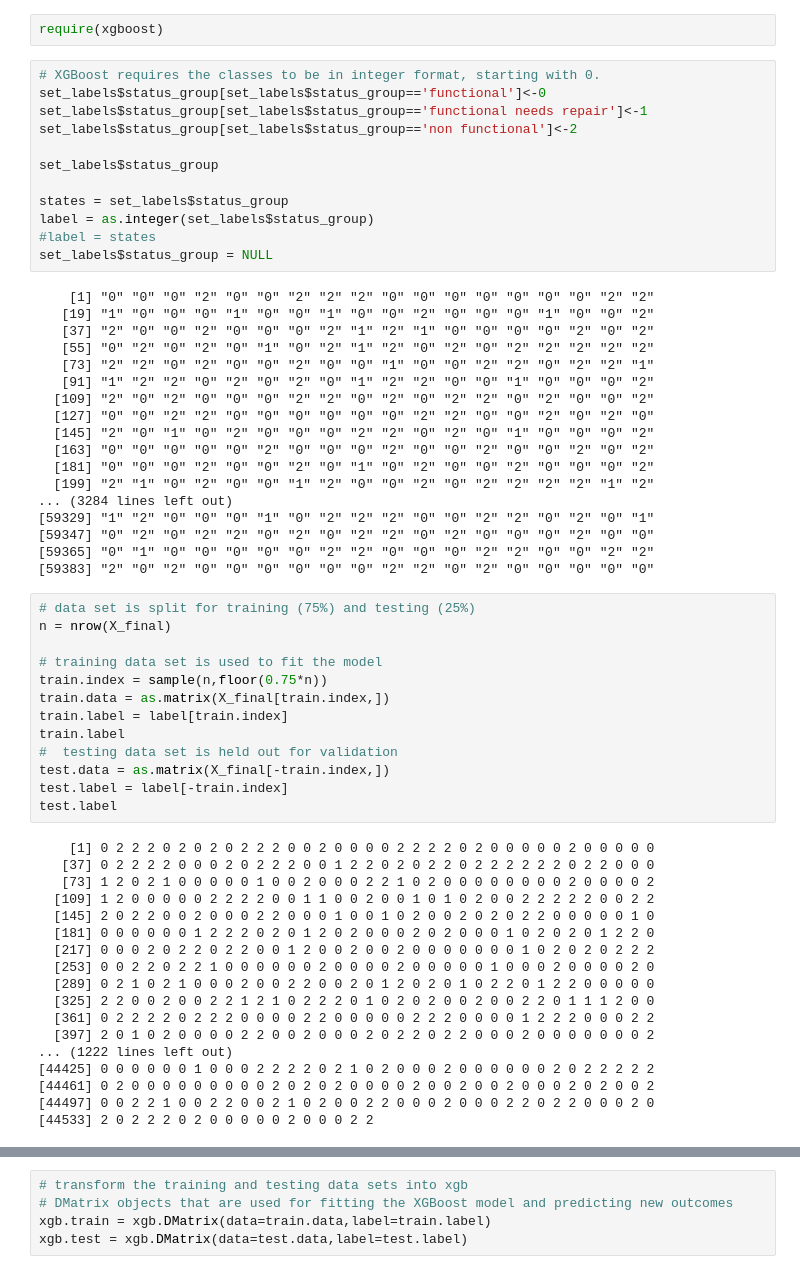
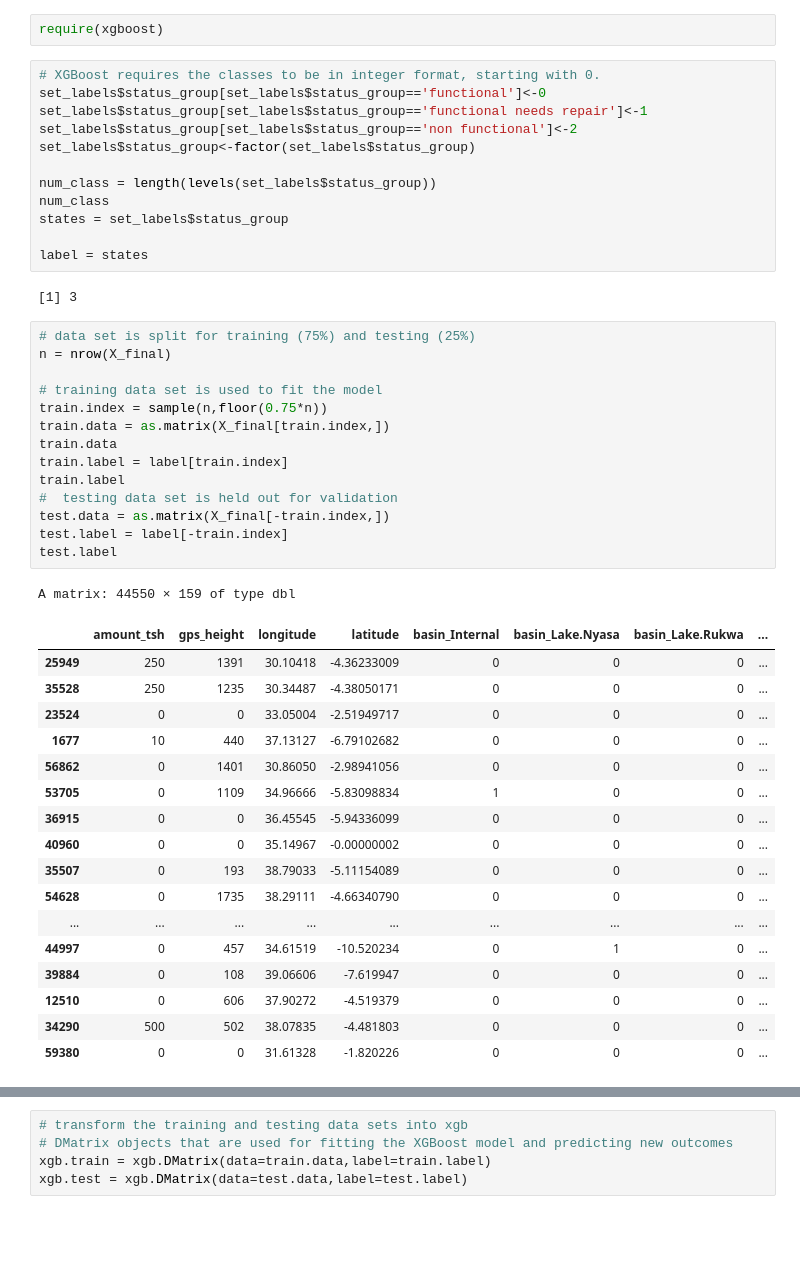
Before and after one commit to Maxlanglet/Projet_ML, a Jupyter notebook: xgBoost.ipynb, the cells around one changed output, grey strips where cells are left out. Cells and saved outputs as stored; diff of their text form; blank space fills up the shorter version.

```diff
--- a/xgBoost.ipynb
+++ b/xgBoost.ipynb
@@ -191,59 +191,45 @@ require(xgboost)
 set_labels$status_group[set_labels$status_group=='functional']<-0
 set_labels$status_group[set_labels$status_group=='functional needs repair']<-1
 set_labels$status_group[set_labels$status_group=='non functional']<-2
+set_labels$status_group<-factor(set_labels$status_group)
 
-set_labels$status_group
+num_class = length(levels(set_labels$status_group))
+num_class
+states = set_labels$status_group
 
-states = set_labels$status_group
-label = as.integer(set_labels$status_group)
-#label = states
-set_labels$status_group = NULL
+label = states
 # %% [output]
-    [1] "0" "0" "0" "2" "0" "0" "2" "2" "2" "0" "0" "0" "0" "0" "0" "0" "2" "2"
-   [19] "1" "0" "0" "0" "1" "0" "0" "1" "0" "0" "2" "0" "0" "0" "1" "0" "0" "2"
-   [37] "2" "0" "0" "2" "0" "0" "0" "2" "1" "2" "1" "0" "0" "0" "0" "2" "0" "2"
-   [55] "0" "2" "0" "2" "0" "1" "0" "2" "1" "2" "0" "2" "0" "2" "2" "2" "2" "2"
-   [73] "2" "2" "0" "2" "0" "0" "2" "0" "0" "1" "0" "0" "2" "2" "0" "2" "2" "1"
-   [91] "1" "2" "2" "0" "2" "0" "2" "0" "1" "2" "2" "0" "0" "1" "0" "0" "0" "2"
-  [109] "2" "0" "2" "0" "0" "0" "2" "2" "0" "2" "0" "2" "2" "0" "2" "0" "0" "2"
-  [127] "0" "0" "2" "2" "0" "0" "0" "0" "0" "0" "2" "2" "0" "0" "2" "0" "2" "0"
-  [145] "2" "0" "1" "0" "2" "0" "0" "0" "2" "2" "0" "2" "0" "1" "0" "0" "0" "2"
-  [163] "0" "0" "0" "0" "0" "2" "0" "0" "0" "2" "0" "0" "2" "0" "0" "2" "0" "2"
-  [181] "0" "0" "0" "2" "0" "0" "2" "0" "1" "0" "2" "0" "0" "2" "0" "0" "0" "2"
-  [199] "2" "1" "0" "2" "0" "0" "1" "2" "0" "0" "2" "0" "2" "2" "2" "2" "1" "2"
-... (3284 lines left out)
-[59329] "1" "2" "0" "0" "0" "1" "0" "2" "2" "2" "0" "0" "2" "2" "0" "2" "0" "1"
-[59347] "0" "2" "0" "2" "2" "0" "2" "0" "2" "2" "0" "2" "0" "0" "0" "2" "0" "0"
-[59365] "0" "1" "0" "0" "0" "0" "0" "2" "2" "0" "0" "0" "2" "2" "0" "0" "2" "2"
-[59383] "2" "0" "2" "0" "0" "0" "0" "0" "0" "2" "2" "0" "2" "0" "0" "0" "0" "0"
+[1] 3
 # %%
 # data set is split for training (75%) and testing (25%)
 n = nrow(X_final)
 
 # training data set is used to fit the model
 train.index = sample(n,floor(0.75*n))
 train.data = as.matrix(X_final[train.index,])
+train.data
 train.label = label[train.index]
 train.label
 #  testing data set is held out for validation
 test.data = as.matrix(X_final[-train.index,])
 test.label = label[-train.index]
 test.label
 # %% [output]
-    [1] 0 2 2 2 0 2 0 2 0 2 2 2 0 0 2 0 0 0 0 2 2 2 2 0 2 0 0 0 0 0 2 0 0 0 0 0
-   [37] 0 2 2 2 2 0 0 0 2 0 2 2 2 0 0 1 2 2 0 2 0 2 2 0 2 2 2 2 2 2 0 2 2 0 0 0
-   [73] 1 2 0 2 1 0 0 0 0 0 1 0 0 2 0 0 0 2 2 1 0 2 0 0 0 0 0 0 0 0 2 0 0 0 0 2
-  [109] 1 2 0 0 0 0 0 2 2 2 2 0 0 1 1 0 0 2 0 0 1 0 1 0 2 0 0 2 2 2 2 2 0 0 2 2
-  [145] 2 0 2 2 0 0 2 0 0 0 2 2 0 0 0 1 0 0 1 0 2 0 0 2 0 2 0 2 2 0 0 0 0 0 1 0
-  [181] 0 0 0 0 0 0 1 2 2 2 0 2 0 1 2 0 2 0 0 0 2 0 2 0 0 0 1 0 2 0 2 0 1 2 2 0
-  [217] 0 0 0 2 0 2 2 0 2 2 0 0 1 2 0 0 2 0 0 2 0 0 0 0 0 0 0 1 0 2 0 2 0 2 2 2
-  [253] 0 0 2 2 0 2 2 1 0 0 0 0 0 0 2 0 0 0 0 2 0 0 0 0 0 1 0 0 0 2 0 0 0 0 2 0
-  [289] 0 2 1 0 2 1 0 0 0 2 0 0 2 2 0 0 2 0 1 2 0 2 0 1 0 2 2 0 1 2 2 0 0 0 0 0
-  [325] 2 2 0 0 2 0 0 2 2 1 2 1 0 2 2 2 0 1 0 2 0 2 0 0 2 0 0 2 2 0 1 1 1 2 0 0
-  [361] 0 2 2 2 2 0 2 2 2 0 0 0 0 2 2 0 0 0 0 0 2 2 2 0 0 0 0 1 2 2 2 0 0 0 2 2
-  [397] 2 0 1 0 2 0 0 0 0 2 2 0 0 2 0 0 0 2 0 2 2 0 2 2 0 0 0 2 0 0 0 0 0 0 0 2
-... (1222 lines left out)
-[44425] 0 0 0 0 0 0 1 0 0 0 2 2 2 2 0 2 1 0 2 0 0 0 2 0 0 0 0 0 0 2 0 2 2 2 2 2
-[44461] 0 2 0 0 0 0 0 0 0 0 0 2 0 2 0 2 0 0 0 0 2 0 0 2 0 0 2 0 0 0 2 0 2 0 0 2
-[44497] 0 0 2 2 1 0 0 2 2 0 0 2 1 0 2 0 0 2 2 0 0 0 2 0 0 0 2 2 0 2 2 0 0 0 2 0
-[44533] 2 0 2 2 2 0 2 0 0 0 0 0 2 0 0 0 2 2
+A matrix: 44550 × 159 of type dbl
+|  | amount_tsh | gps_height | longitude | latitude | basin_Internal | basin_Lake.Nyasa | basin_Lake.Rukwa | ... |
+| 25949 | 250 | 1391 | 30.10418 | -4.36233009 | 0 | 0 | 0 | ... |
+| 35528 | 250 | 1235 | 30.34487 | -4.38050171 | 0 | 0 | 0 | ... |
+| 23524 | 0 | 0 | 33.05004 | -2.51949717 | 0 | 0 | 0 | ... |
+| 1677 | 10 | 440 | 37.13127 | -6.79102682 | 0 | 0 | 0 | ... |
+| 56862 | 0 | 1401 | 30.86050 | -2.98941056 | 0 | 0 | 0 | ... |
+| 53705 | 0 | 1109 | 34.96666 | -5.83098834 | 1 | 0 | 0 | ... |
+| 36915 | 0 | 0 | 36.45545 | -5.94336099 | 0 | 0 | 0 | ... |
+| 40960 | 0 | 0 | 35.14967 | -0.00000002 | 0 | 0 | 0 | ... |
+| 35507 | 0 | 193 | 38.79033 | -5.11154089 | 0 | 0 | 0 | ... |
+| 54628 | 0 | 1735 | 38.29111 | -4.66340790 | 0 | 0 | 0 | ... |
+| ... | ... | ... | ... | ... | ... | ... | ... | ... |
+| 44997 | 0 | 457 | 34.61519 | -10.520234 | 0 | 1 | 0 | ... |
+| 39884 | 0 | 108 | 39.06606 | -7.619947 | 0 | 0 | 0 | ... |
+| 12510 | 0 | 606 | 37.90272 | -4.519379 | 0 | 0 | 0 | ... |
+| 34290 | 500 | 502 | 38.07835 | -4.481803 | 0 | 0 | 0 | ... |
+| 59380 | 0 | 0 | 31.61328 | -1.820226 | 0 | 0 | 0 | ... |
```
Also changed, not shown: parts of 7 cells of this notebook.
